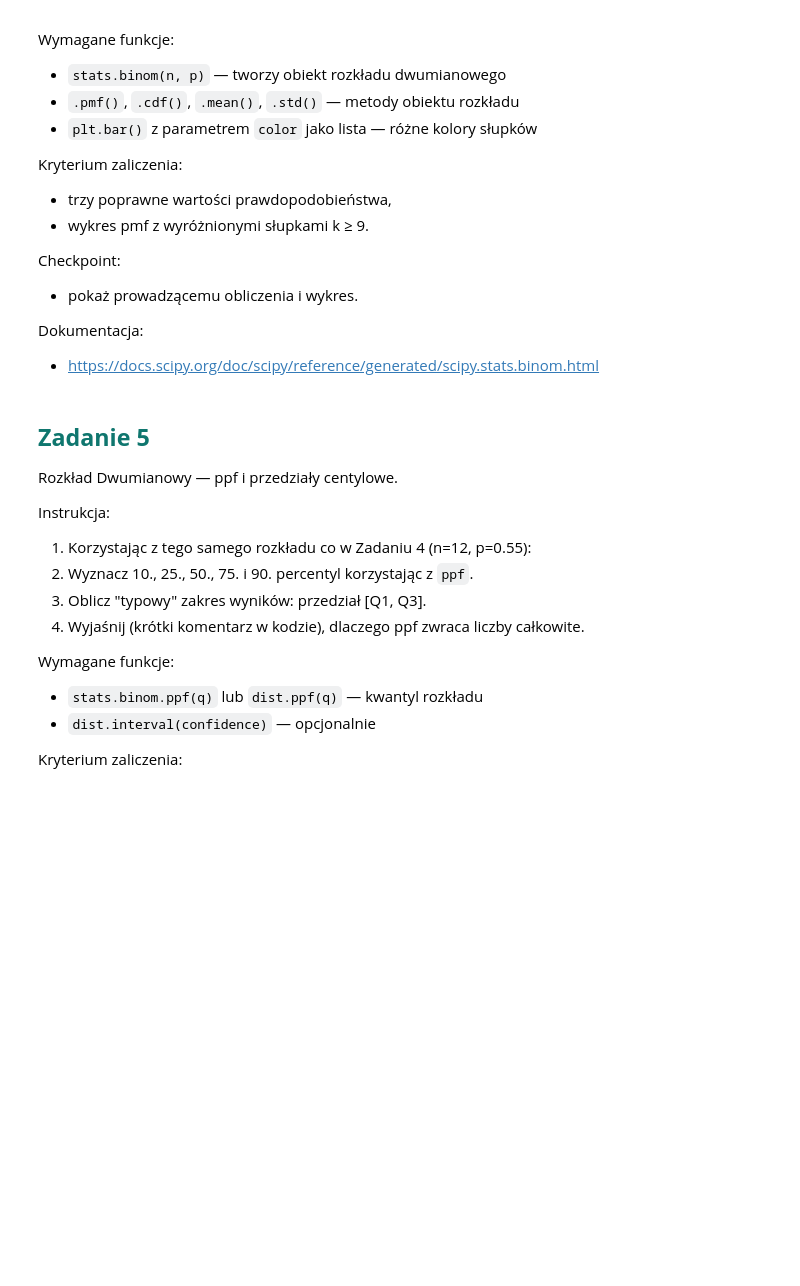
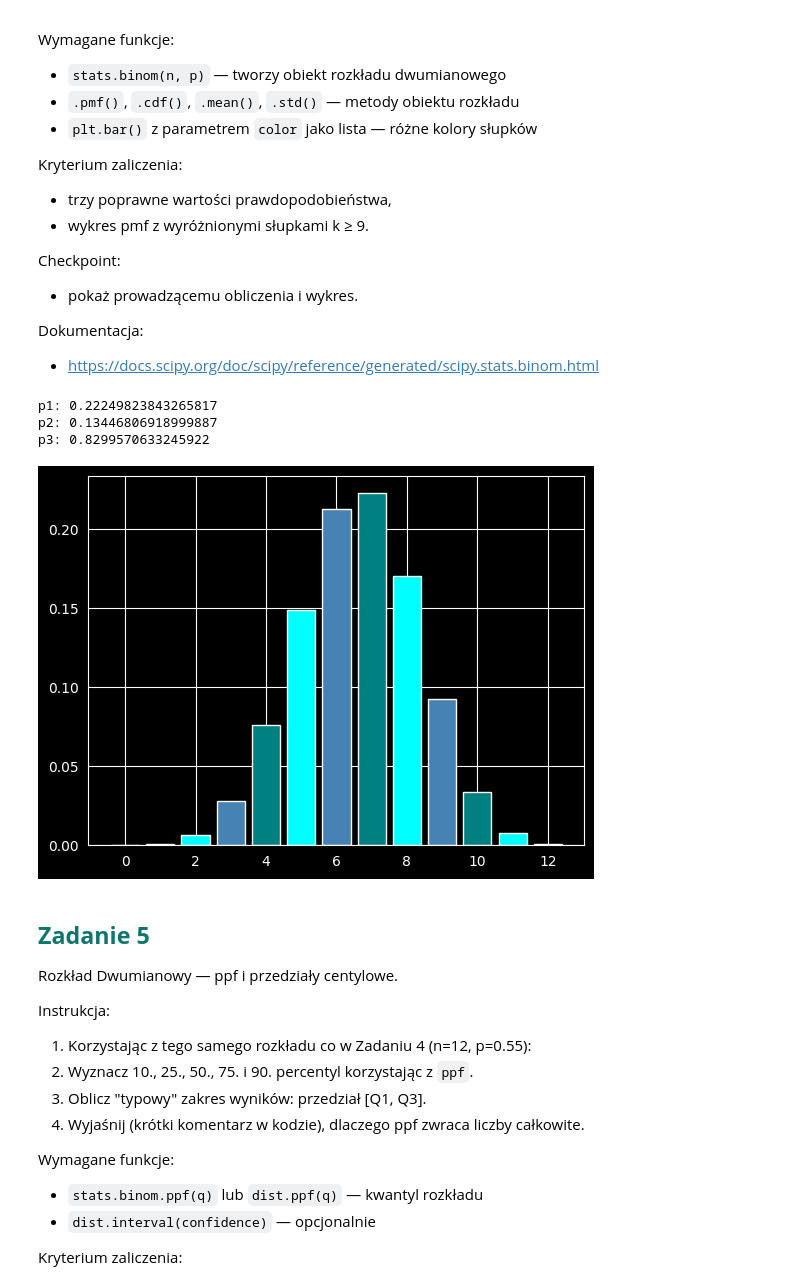
Before and after one commit to tpawlonka/AnalizaDanychPythonKurs, a Jupyter notebook: AnalizaDanychPython_Lekcja6.ipynb, the cells around one changed output. Drawn from its saved outputs; the diff is of its cells as text; code cells hidden in the pictures; blank space fills up the shorter version.

```diff
--- a/AnalizaDanychPython_Lekcja6.ipynb
+++ b/AnalizaDanychPython_Lekcja6.ipynb
@@ -569,6 +657,22 @@ Dokumentacja:
 - https://docs.scipy.org/doc/scipy/reference/generated/scipy.stats.binom.html
 # %%
 # tutaj dodaj swój kod
+p = 0.55
+n = 12
+distribution = stats.binom(n, p)
+p1 = distribution.pmf(7)
+p2 = 1-distribution.cdf(8)
+p3 = distribution.cdf(8)-distribution.cdf(3)
+print(f'p1: {p1}')
+print(f'p2: {p2}')
+print(f'p3: {p3}')
+plt.bar(range(0,13), [distribution.pmf(k) for k in range(0, 13)], color=['steelblue', 'teal', 'cyan'])
+plt.show()
+# %% [output]
+p1: 0.22249823843265817
+p2: 0.13446806918999887
+p3: 0.8299570633245922
+[figure, added]
 # %% [markdown]
 ## <span style="color:#0f766e; font-weight:700;">Zadanie 5</span>
 
```
Also changed, not shown: parts of 5 cells of this notebook.
